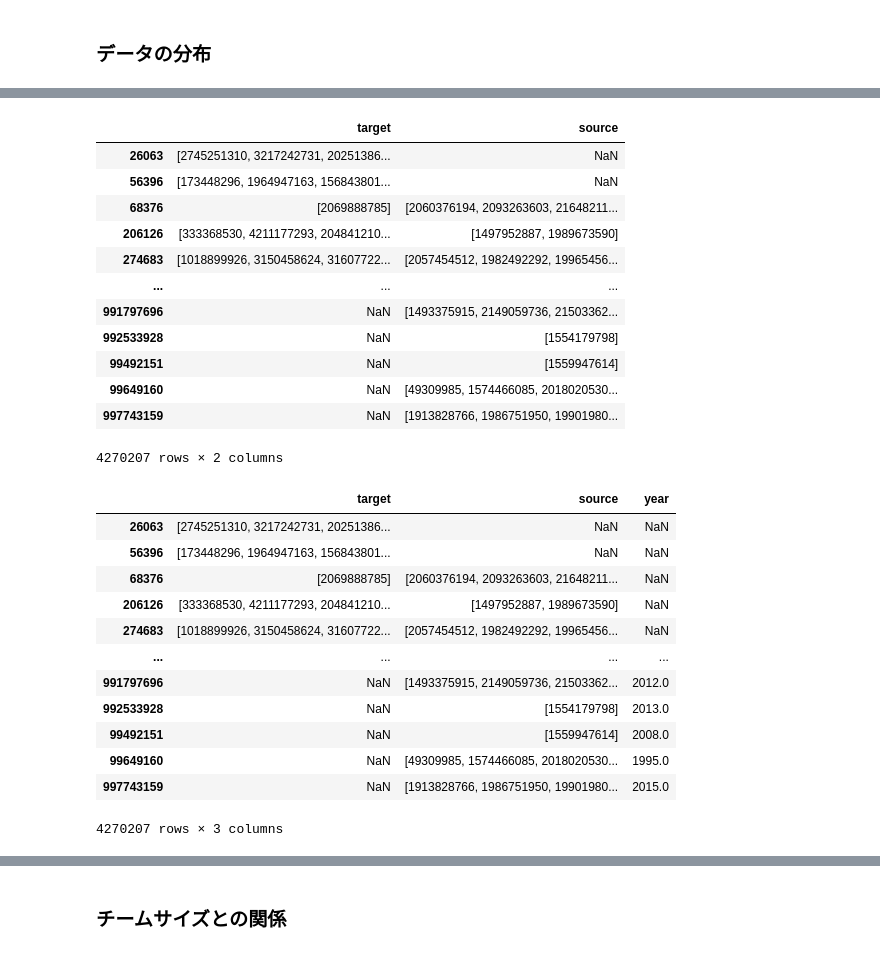
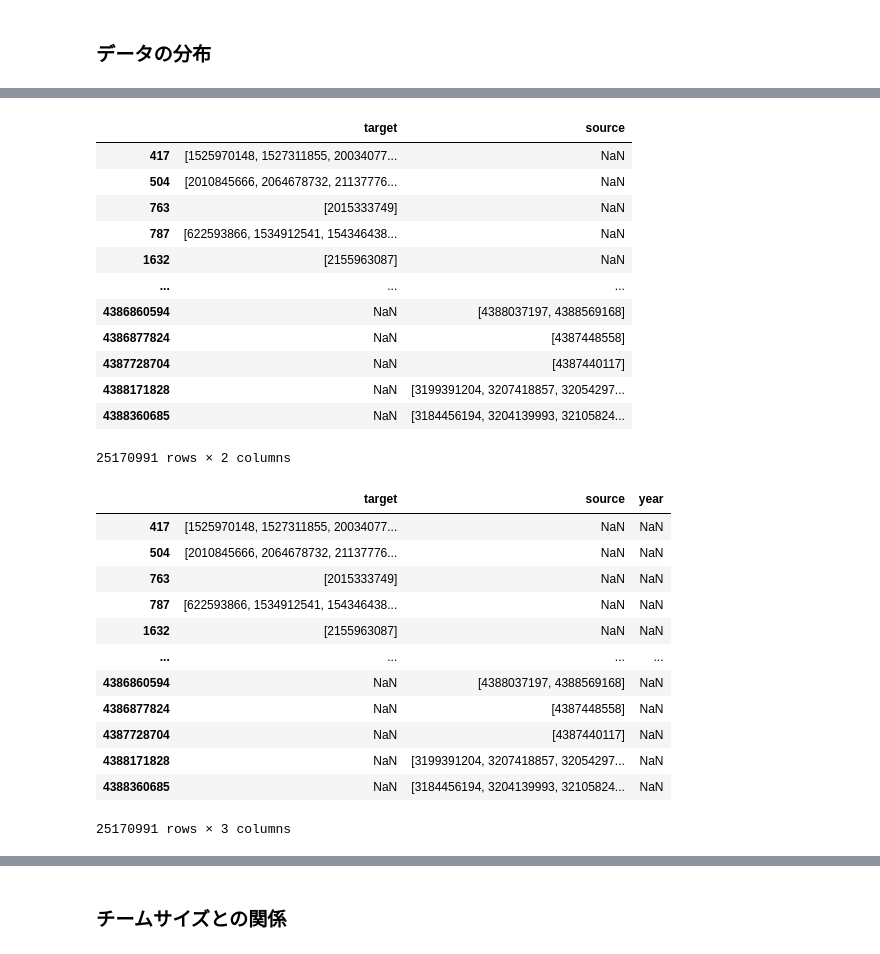
Before and after one commit to ScisciJP/tutorial_jp, a Jupyter notebook: 3-Disruptiveness copy.ipynb, the cells around one changed output, grey strips where cells are left out. Cells and saved outputs as stored; diff of their text form; code cells hidden in the pictures.

```diff
--- a/3-Disruptiveness copy.ipynb
+++ b/3-Disruptiveness copy.ipynb
@@ -152,7 +101,7 @@ import pandas as pd
 import matplotlib.pyplot as plt
 
 DATA_DIR = '/disks/qnap2/data/t-yatima/scisciJP2024_tutorial/'
-INPUT_WORKS_JSON_PKL = DATA_DIR + 'fusion_pow_works_json.pkl'
-INPUT_RELATED_REF_DF_PKL = DATA_DIR + 'fusion_pow_rel_ref_df.pkl'
+INPUT_WORKS_DF_PKL = DATA_DIR + 'random_works_df.pkl'
+INPUT_CITATIONS_DF_PKL = DATA_DIR + 'random_rel_ref_df.pkl'
 
 flatten2 = lambda l: [item for sublist in l if sublist == sublist for item in sublist]
@@ -310,0 +108,4 @@ citations_df
+# %%
+works_df = pd.read_pickle(INPUT_WORKS_DF_PKL)
+citations_df = pd.read_pickle(INPUT_CITATIONS_DF_PKL)
+display(works_df, citations_df)
@@ -371,32 +201,32 @@ citations_gb = citation_groupby(citations_df)
 citations_gb
 # %% [output]
 |  | target | source |
-| 26063 | [2745251310, 3217242731, 20251386... | NaN |
-| 56396 | [173448296, 1964947163, 156843801... | NaN |
-| 68376 | [2069888785] | [2060376194, 2093263603, 21648211... |
-| 206126 | [333368530, 4211177293, 204841210... | [1497952887, 1989673590] |
-| 274683 | [1018899926, 3150458624, 31607722... | [2057454512, 1982492292, 19965456... |
+| 417 | [1525970148, 1527311855, 20034077... | NaN |
+| 504 | [2010845666, 2064678732, 21137776... | NaN |
+| 763 | [2015333749] | NaN |
+| 787 | [622593866, 1534912541, 154346438... | NaN |
+| 1632 | [2155963087] | NaN |
 | ... | ... | ... |
-| 991797696 | NaN | [1493375915, 2149059736, 21503362... |
-| 992533928 | NaN | [1554179798] |
-| 99492151 | NaN | [1559947614] |
-| 99649160 | NaN | [49309985, 1574466085, 2018020530... |
-| 997743159 | NaN | [1913828766, 1986751950, 19901980... |
+| 4386860594 | NaN | [4388037197, 4388569168] |
+| 4386877824 | NaN | [4387448558] |
+| 4387728704 | NaN | [4387440117] |
+| 4388171828 | NaN | [3199391204, 3207418857, 32054297... |
+| 4388360685 | NaN | [3184456194, 3204139993, 32105824... |
-4270207 rows × 2 columns
+25170991 rows × 2 columns
 # %%
-citations_gb['year'] = citations_gb.index.map(years)
+citations_gb['year'] = citations_gb.index.map(works_df['Year'])
 citations_gb
 # %% [output]
 |  | target | source | year |
-| 26063 | [2745251310, 3217242731, 20251386... | NaN | NaN |
-| 56396 | [173448296, 1964947163, 156843801... | NaN | NaN |
-| 68376 | [2069888785] | [2060376194, 2093263603, 21648211... | NaN |
-| 206126 | [333368530, 4211177293, 204841210... | [1497952887, 1989673590] | NaN |
-| 274683 | [1018899926, 3150458624, 31607722... | [2057454512, 1982492292, 19965456... | NaN |
+| 417 | [1525970148, 1527311855, 20034077... | NaN | NaN |
+| 504 | [2010845666, 2064678732, 21137776... | NaN | NaN |
+| 763 | [2015333749] | NaN | NaN |
+| 787 | [622593866, 1534912541, 154346438... | NaN | NaN |
+| 1632 | [2155963087] | NaN | NaN |
 | ... | ... | ... | ... |
-| 991797696 | NaN | [1493375915, 2149059736, 21503362... | 2012.0 |
-| 992533928 | NaN | [1554179798] | 2013.0 |
-| 99492151 | NaN | [1559947614] | 2008.0 |
-| 99649160 | NaN | [49309985, 1574466085, 2018020530... | 1995.0 |
-| 997743159 | NaN | [1913828766, 1986751950, 19901980... | 2015.0 |
+| 4386860594 | NaN | [4388037197, 4388569168] | NaN |
+| 4386877824 | NaN | [4387448558] | NaN |
+| 4387728704 | NaN | [4387440117] | NaN |
+| 4388171828 | NaN | [3199391204, 3207418857, 32054297... | NaN |
+| 4388360685 | NaN | [3184456194, 3204139993, 32105824... | NaN |
-4270207 rows × 3 columns
+25170991 rows × 3 columns
```
Also changed, not shown: parts of 46 cells of this notebook, 2 other files.
